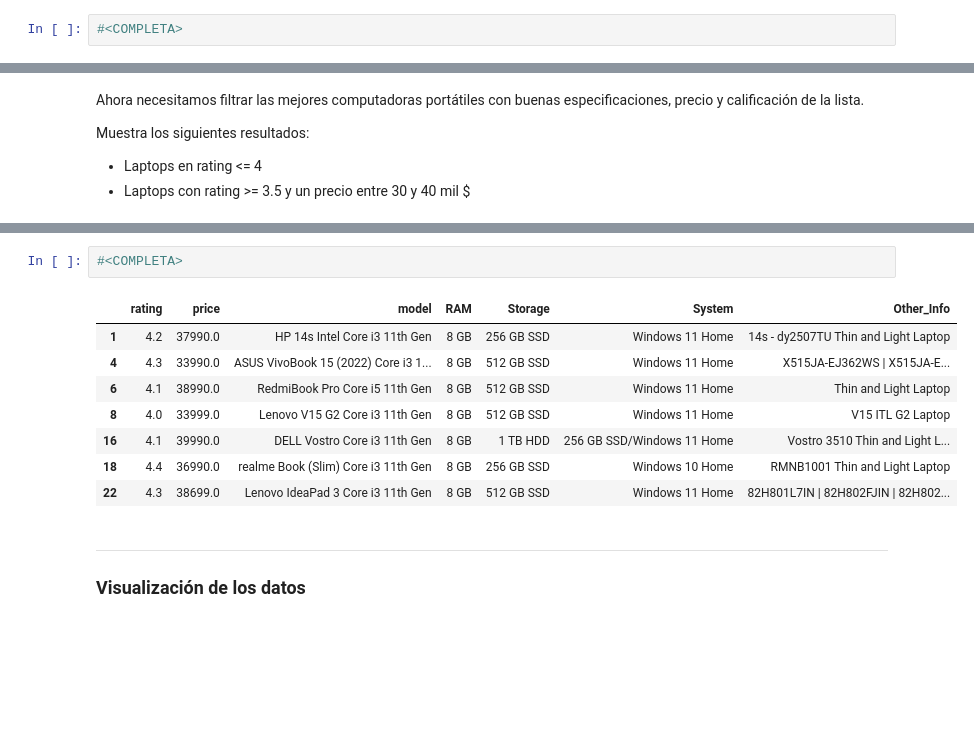
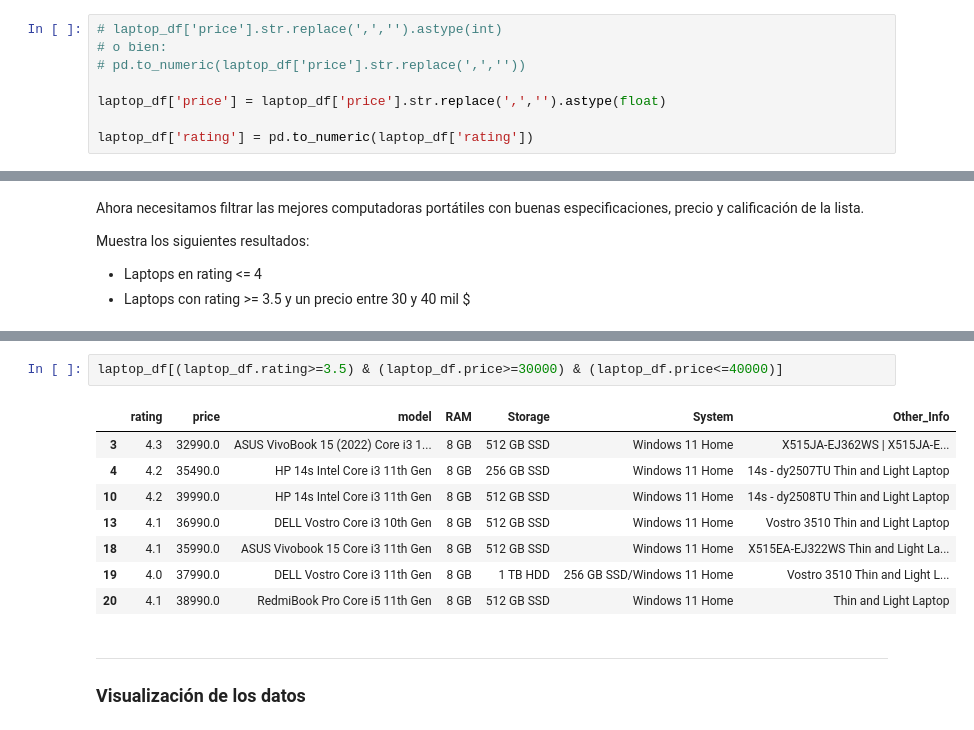
Before and after one commit to SalRmz/DCDP, a Jupyter notebook: 01 Programación en Python/notebooks/exercises/Practica5_Estadistica.ipynb, the cells around one changed output, grey strips where cells are left out. Saved outputs shown, nothing was run; the diff lists cells and outputs as text; blank space fills up the shorter version.

```diff
--- a/01 Programación en Python/notebooks/exercises/Practica5_Estadistica.ipynb
+++ b/01 Programación en Python/notebooks/exercises/Practica5_Estadistica.ipynb
@@ -696,5 +699,11 @@ Other_Info object
 # %% [markdown]
 Modifiquemos la columna de precio y rating para que sean de tipo numerico
 # %%
-#<COMPLETA>
+# laptop_df['price'].str.replace(',','').astype(int)
+# o bien:
+# pd.to_numeric(laptop_df['price'].str.replace(',',''))
+
+laptop_df['price'] = laptop_df['price'].str.replace(',','').astype(float)
+
+laptop_df['rating'] = pd.to_numeric(laptop_df['rating'])
 # %%
@@ -736,14 +745,14 @@ Muestra los siguientes resultados:
 # %%
-#<COMPLETA>
+laptop_df[(laptop_df.rating>=3.5) & (laptop_df.price>=30000) & (laptop_df.price<=40000)]
 # %% [output]
 |  | rating | price | model | RAM | Storage | System | Other_Info |
-| 1 | 4.2 | 37990.0 | HP 14s Intel Core i3 11th Gen | 8 GB | 256 GB SSD | Windows 11 Home | 14s - dy2507TU Thin and Light Laptop |
-| 4 | 4.3 | 33990.0 | ASUS VivoBook 15 (2022) Core i3 1... | 8 GB | 512 GB SSD | Windows 11 Home | X515JA-EJ362WS | X515JA-E... |
-| 6 | 4.1 | 38990.0 | RedmiBook Pro Core i5 11th Gen | 8 GB | 512 GB SSD | Windows 11 Home | Thin and Light Laptop |
-| 8 | 4.0 | 33999.0 | Lenovo V15 G2 Core i3 11th Gen | 8 GB | 512 GB SSD | Windows 11 Home | V15 ITL G2 Laptop |
-| 16 | 4.1 | 39990.0 | DELL Vostro Core i3 11th Gen | 8 GB | 1 TB HDD | 256 GB SSD/Windows 11 Home | Vostro 3510 Thin and Light L... |
-| 18 | 4.4 | 36990.0 | realme Book (Slim) Core i3 11th Gen | 8 GB | 256 GB SSD | Windows 10 Home | RMNB1001 Thin and Light Laptop |
-| 22 | 4.3 | 38699.0 | Lenovo IdeaPad 3 Core i3 11th Gen | 8 GB | 512 GB SSD | Windows 11 Home | 82H801L7IN | 82H802FJIN | 82H802... |
+| 3 | 4.3 | 32990.0 | ASUS VivoBook 15 (2022) Core i3 1... | 8 GB | 512 GB SSD | Windows 11 Home | X515JA-EJ362WS | X515JA-E... |
+| 4 | 4.2 | 35490.0 | HP 14s Intel Core i3 11th Gen | 8 GB | 256 GB SSD | Windows 11 Home | 14s - dy2507TU Thin and Light Laptop |
+| 10 | 4.2 | 39990.0 | HP 14s Intel Core i3 11th Gen | 8 GB | 512 GB SSD | Windows 11 Home | 14s - dy2508TU Thin and Light Laptop |
+| 13 | 4.1 | 36990.0 | DELL Vostro Core i3 10th Gen | 8 GB | 512 GB SSD | Windows 11 Home | Vostro 3510 Thin and Light Laptop |
+| 18 | 4.1 | 35990.0 | ASUS Vivobook 15 Core i3 11th Gen | 8 GB | 512 GB SSD | Windows 11 Home | X515EA-EJ322WS Thin and Light La... |
+| 19 | 4.0 | 37990.0 | DELL Vostro Core i3 11th Gen | 8 GB | 1 TB HDD | 256 GB SSD/Windows 11 Home | Vostro 3510 Thin and Light L... |
+| 20 | 4.1 | 38990.0 | RedmiBook Pro Core i5 11th Gen | 8 GB | 512 GB SSD | Windows 11 Home | Thin and Light Laptop |
 # %% [markdown]
 ---------
 
```
Also changed, not shown: parts of 12 cells of this notebook.
